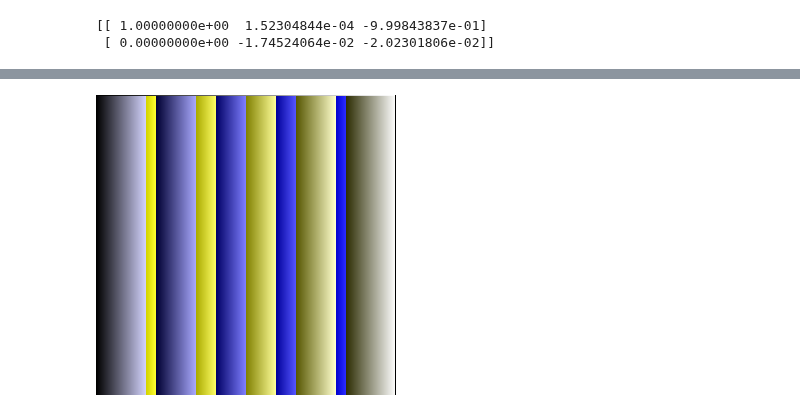
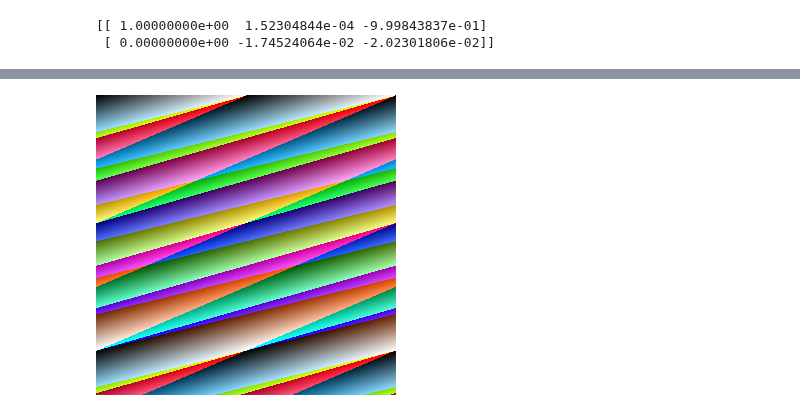
Before and after one commit to jp0utside/Programming-for-Mathematics, a Jupyter notebook: Random_Walk_scratch.ipynb, the cells around one changed output, grey strips where cells are left out. Drawn from its saved outputs; the diff is of its cells as text; code cells hidden in the pictures.

```diff
--- a/Random_Walk_scratch.ipynb
+++ b/Random_Walk_scratch.ipynb
@@ -72,16 +74,17 @@ def rand_grad(s = 300):
 # %%
-def rand_run(s = 300):
+
+def hex_waves(s = 300):
   xlist = np.linspace(0, 255, 300)*np.random.randint(1,10) % 255
   pixels = np.zeros((s, s, 3))
-  coeffs = np.random.randint(1,10, size=3)
+  coeffs = np.random.randint(1, 10, size=3)
   pixels[0,:,0] = xlist
   pixels[0,:,1] = xlist
   pixels[0,:,2] = xlist
   for i in range(1, s):
-    pixels[i, :, 0] = coeffs[0]*xlist % 255
-    pixels[i, :, 1] = coeffs[1]*xlist % 255
-    pixels[i, :, 2] = coeffs[2]*xlist % 255
+    pixels[i, :, 0] = coeffs[0]+pixels[i-1, :, 0] % 255
+    pixels[i, :, 1] = coeffs[1]+pixels[i-1, :, 1] % 255
+    pixels[i, :, 2] = coeffs[2]+pixels[i-1, :, 2] % 255
   display(Image.fromarray(pixels.astype(np.uint8)))
-rand_run()
+hex_waves()
 # %% [output]
-[figure, old version]
+[figure, new version]
```
Also changed, not shown: parts of 11 cells of this notebook.
